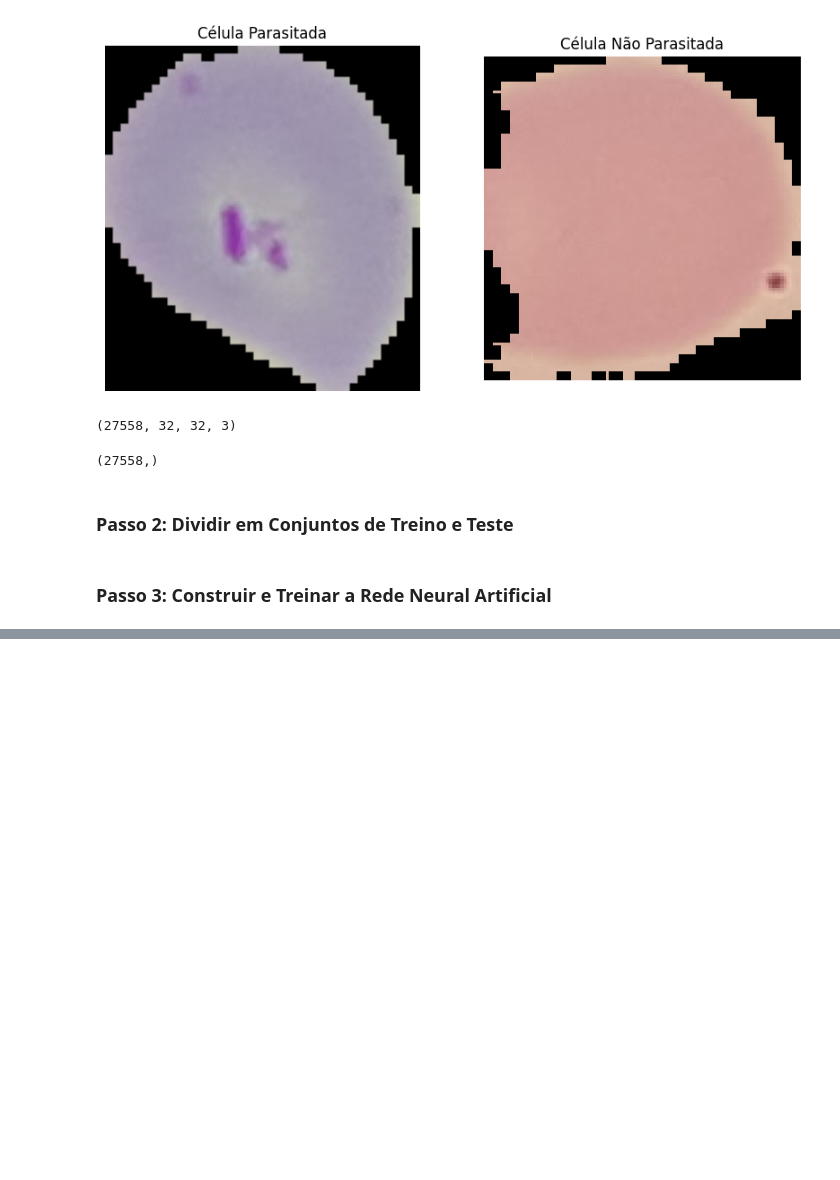
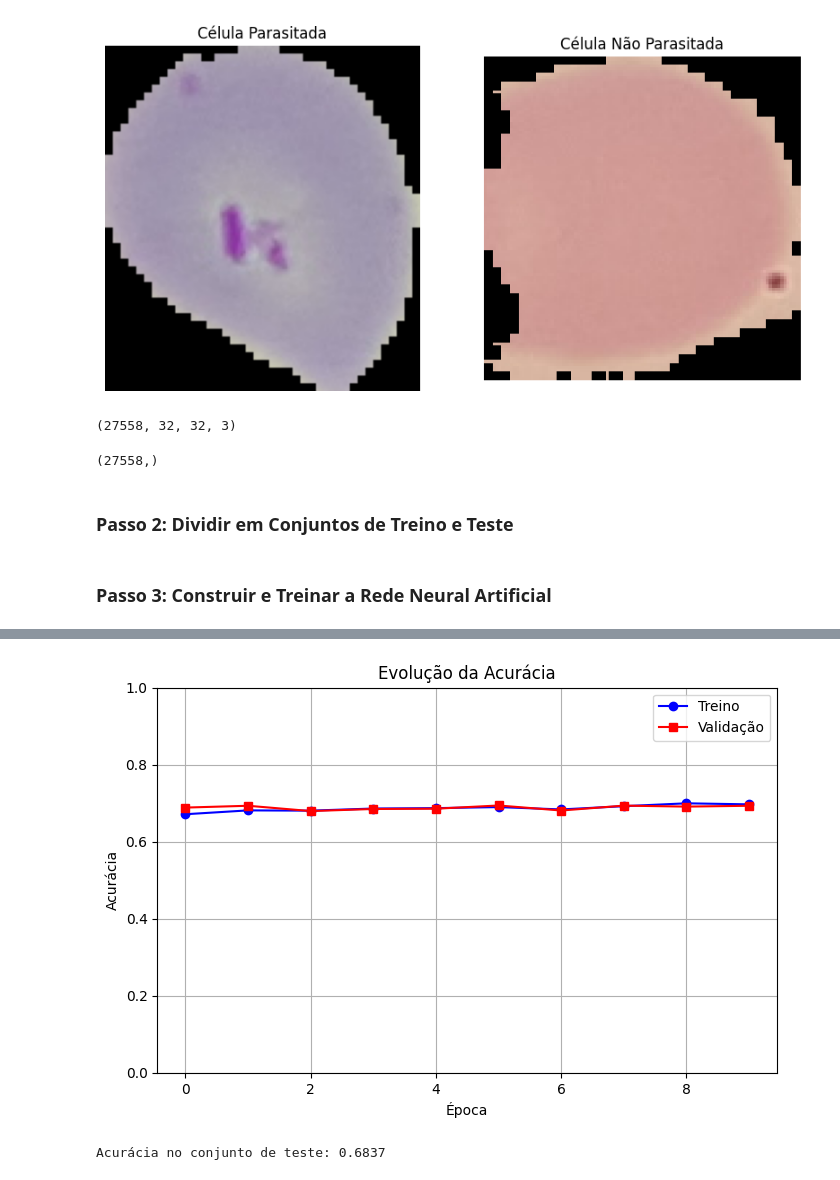
Before and after one commit to Carlos-Biologist/Automated-_Detection_and_Tracking_Pinnipeds_UAVs_YOLO26_-_BoT-SORT, a Jupyter notebook: Mallaria_Cell_COVID19_Radiography.ipynb, the cells around one changed output, grey strips where cells are left out. Cells and saved outputs as stored; diff of their text form; code cells hidden in the pictures; blank space fills up the shorter version.

```diff
--- a/Mallaria_Cell_COVID19_Radiography.ipynb
+++ b/Mallaria_Cell_COVID19_Radiography.ipynb
@@ -98,10 +105,12 @@ X_train, X_test, y_train, y_test = train_test_split(images, labels, test_size=0.
 # %%
 # Normalizar as imagens
 X_train = X_train / 255.0
+X_val = X_val / 255.0
 X_test = X_test / 255.0
 # %%
 # Converter rótulos para categóricos
 y_train = to_categorical(y_train, num_classes=2)
+y_val = to_categorical(y_val, num_classes=2)
 y_test = to_categorical(y_test, num_classes=2)
 # %% [markdown]
 ### **Passo 3: Construir e Treinar a Rede Neural Artificial**
@@ -112,19 +121,25 @@ from tensorflow.keras.layers import Dense, Flatten, Dropout # Importa a camada D
                                                             # Importa a camada Flatten, que transforma uma entrada multidimensional (ex.: imagem) em um vetor unidimensional, útil para conectar camadas convolucionais com camadas densas.
                                                             # Importa a camada Dropout, que desativa aleatoriamente uma fração de neurônios durante o treinamento para reduzir o overfitting.
 # %%
-# Criar o modelo
+# Criar o modelo (usando Input para evitar o UserWarning do Keras)
 model = Sequential([
-    Flatten(input_shape=X_train.shape[1:]),         # Transformar entradas em um vetor unidimensional
-    Dense(512, activation='relu'),                  # Camada oculta 1
-    Dense(256, activation='relu'),                  # Camada oculta 2
+    Input(shape=X_train.shape[1:]),                  # Define explicitamente o formato de entrada
+    Flatten(),                                       # Transformar entradas em um vetor unidimensional
+    Dense(512, activation='relu'),                   # Camada oculta 1
+    Dense(256, activation='relu'),                   # Camada oculta 2
     #Dense(128, activation='relu'),                  # Camada oculta 3
     #Dense(64, activation='relu'),                   # Camada oculta 4
-    Dense(2, activation='sigmoid')                  # Camada de saída com  neurônios
+    Dense(2, activation='sigmoid')                   # Camada de saída com 2 neurônios
 ])
 # %%
 # Compilar o modelo
 model.compile(optimizer='Adam', loss='binary_crossentropy', metrics=['accuracy'])
 # %%
-# Treinar o modelo
-history = model.fit(X_train, y_train, epochs=5, batch_size=156,
-                    validation_data=(X_test, y_test), verbose=1)
+# Treinar o modelo utilizando o conjunto de validação
+history = model.fit(
+    X_train, y_train,
+    epochs=10,
+    batch_size=156,
+    validation_data=(X_val, y_val),
+    verbose=1
+)
@@ -130,0 +167,22 @@ history = model.fit(X_train, y_train, epochs=5, batch_size=156,
+# %%
+# Plotar acurácia de treino e validação
+plt.figure(figsize=(8, 5))
+
+plt.plot(history.history['accuracy'], label='Treino', color='blue', marker='o')
+plt.plot(history.history['val_accuracy'], label='Validação', color='red', marker='s')
+
+plt.title('Evolução da Acurácia')
+plt.xlabel('Época')
+plt.ylabel('Acurácia')
+plt.ylim(0, 1)  # eixo Y começa no 0 e vai até 1
+plt.legend()
+plt.grid(True)
+plt.show()
+# %% [output]
+[figure, added]
+# %%
+# Avaliar o desempenho final no conjunto de teste (30% nunca vistos no treino)
+test_loss, test_acc = model.evaluate(X_test, y_test, verbose=0)
+print(f"Acurácia no conjunto de teste: {test_acc:.4f}")
+# %% [output]
+Acurácia no conjunto de teste: 0.6837
```
Also changed, not shown: parts of 22 cells of this notebook.
